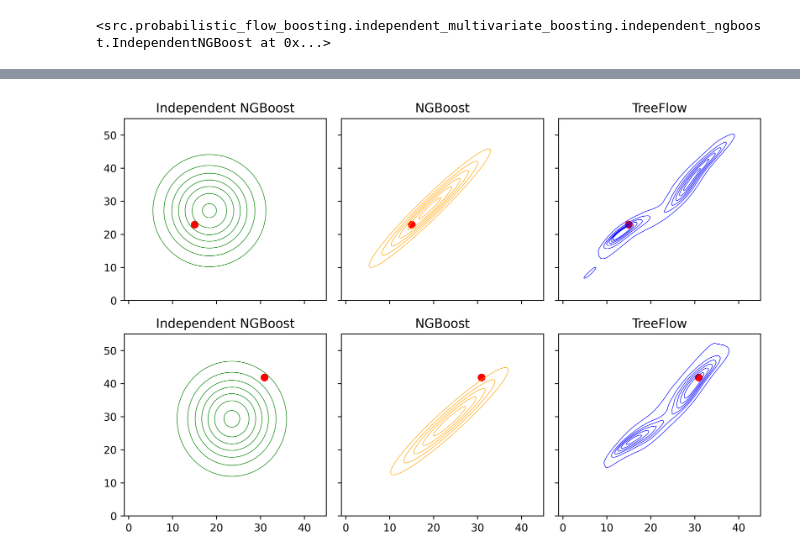
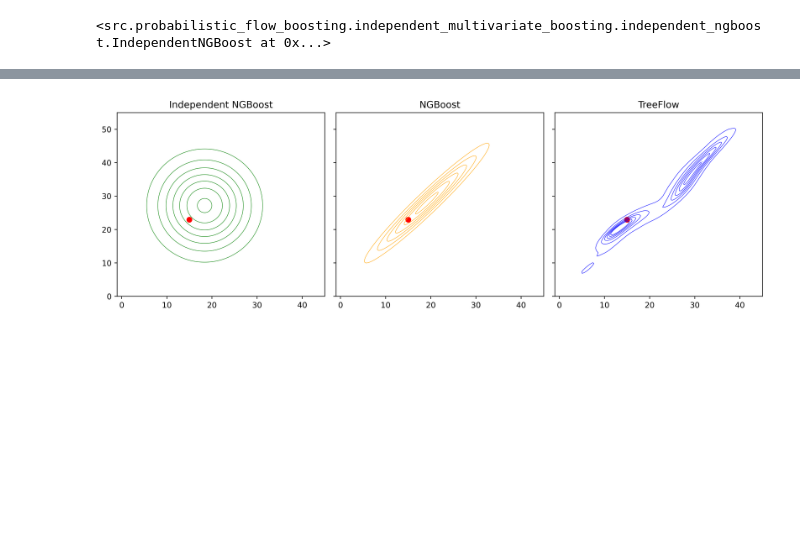
Before and after one commit to pfilo8/NodeFlow, a Jupyter notebook: notebooks/[Parkinsons] Samples.ipynb, the cells around one changed output, grey strips where cells are left out. Saved outputs shown, nothing was run; the diff lists cells and outputs as text; code cells hidden in the pictures; blank space fills up the shorter version.

```diff
--- a/notebooks/[Parkinsons] Samples.ipynb
+++ b/notebooks/[Parkinsons] Samples.ipynb
@@ -55,7 +55,7 @@ NGBRegressor(Base=DecisionTreeRegressor(max_depth=15, max_leaf_nodes=64,
              Dist=<class 'ngboost.distns.multivariate_normal.MultivariateNormal.<locals>.MVN'>,
              random_state=RandomState(MT19937) at 0x...)
 # %%
-ngb_indep.fit(x_train.values, y_train.values)
+ngb_indep.fit(x_train.values, y_train.values, None, None)
 # %% [output]
 [iter 0] loss=3.5052 val_loss=0.0000 scale=1.0000 norm=6.9297
 [iter 100] loss=3.3062 val_loss=0.0000 scale=1.0000 norm=5.7594
@@ -106,29 +120,29 @@ for i in range(20, 50):
 # %%
-fig, ax = plt.subplots(2, 3, figsize=(9, 6), sharey=True, sharex=True, dpi=500)
+fig, ax = plt.subplots(1, 3, figsize=(12, 4), sharey=True, sharex=True, dpi=500)
 
-for index, i in enumerate([33, 48]):
+for index, i in enumerate([33]):
     x, y = np.mgrid[-1:45:0.1, 0:55:0.1]
     pos = np.dstack((x, y))
 
     samples_tfb = treeflow.sample(x_test.values[i:i+1, :], num_samples=100000)
     ngb_distribution = ngb.pred_dist(x_test.values[i:i+1, :]).scipy_distribution()[0]
     ngb_indep_distribution = ngb_indep.scipy_distribution(x_test.values[i:i+1, :])[0]
 
-    ax[index, 0].contour(x, y, ngb_indep_distribution.pdf(pos), linewidths = 0.5, levels = 7, colors = 'green')
-    ax[index, 0].scatter(y_test.values[i, 0], y_test.values[i, 1], color = 'red', s = 40)
-    ax[index, 0].set_title('Independent NGBoost')
+    ax[0].contour(x, y, ngb_indep_distribution.pdf(pos), linewidths = 0.5, levels = 7, colors = 'green')
+    ax[0].scatter(y_test.values[i, 0], y_test.values[i, 1], color = 'red', s = 40)
+    ax[0].set_title('Independent NGBoost')
 
-    ax[index, 1].contour(x, y, ngb_distribution.pdf(pos), linewidths = 0.5, levels = 7, colors = 'orange')
-    ax[index, 1].scatter(y_test.values[i, 0], y_test.values[i, 1], color = 'red', s = 40)
-    ax[index, 1].set_title('NGBoost')
+    ax[1].contour(x, y, ngb_distribution.pdf(pos), linewidths = 0.5, levels = 7, colors = 'orange')
+    ax[1].scatter(y_test.values[i, 0], y_test.values[i, 1], color = 'red', s = 40)
+    ax[1].set_title('NGBoost')
 
-    sns.kdeplot(x=samples_tfb[0, :, 0], y=samples_tfb[0, :, 1], linewidths = 0.5, levels = 7, color = 'blue', label = 'TreeFlow', ax=ax[index, 2])
-    ax[index, 2].scatter(y_test.values[i, 0], y_test.values[i, 1], color = 'red', s = 40)
-    ax[index, 2].set_title('TreeFlow')
+    sns.kdeplot(x=samples_tfb[0, :, 0], y=samples_tfb[0, :, 1], linewidths = 0.5, levels = 7, color = 'blue', label = 'TreeFlow', ax=ax[2])
+    ax[2].scatter(y_test.values[i, 0], y_test.values[i, 1], color = 'red', s = 40)
+    ax[2].set_title('TreeFlow')
 
 plt.xlim([-1, 45])
 plt.ylim([0, 55])
 plt.tight_layout()
 plt.savefig('parkinsons.pdf')
 # %% [output]
-[figure, old version]
+[figure, new version]
```
Also changed, not shown: parts of 3 cells of this notebook, 28 other files.
